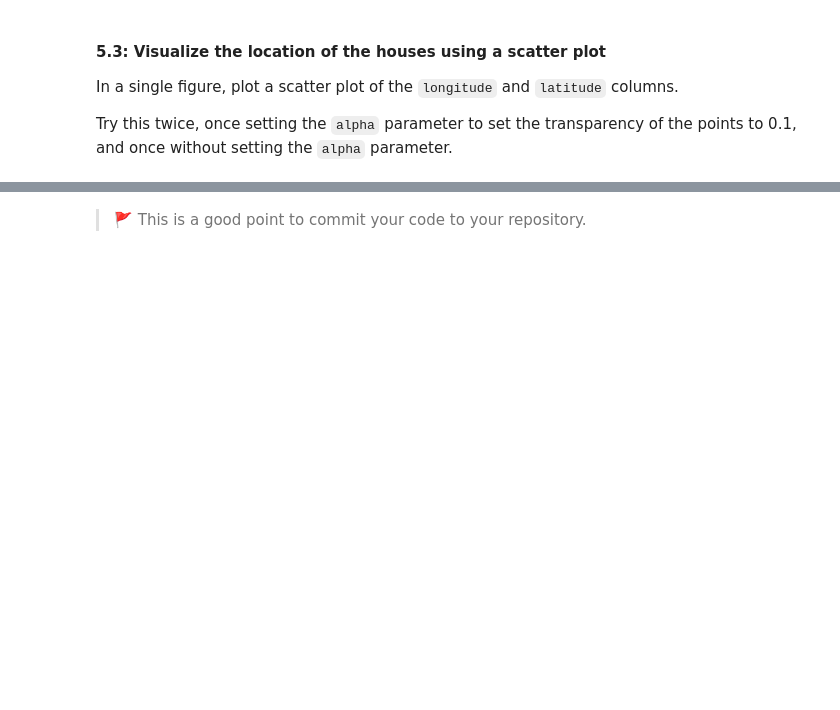
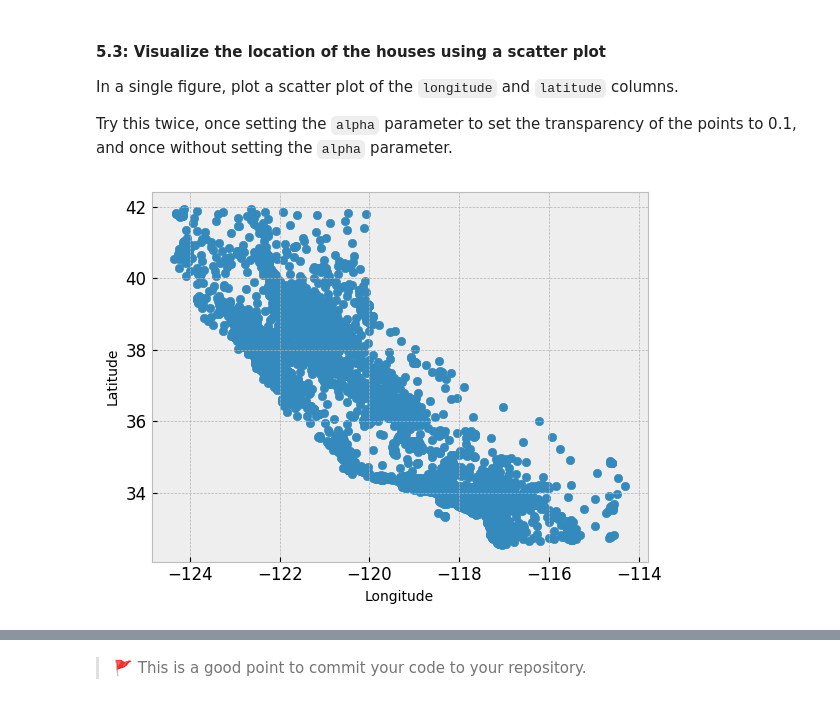
Before and after one commit to IT4063-Spring2025/eda-assignment-RautelaAbhishek, a Jupyter notebook: notebook.ipynb, the cells around one changed output, grey strips where cells are left out. Saved outputs shown, nothing was run; the diff lists cells and outputs as text; code cells hidden in the pictures; blank space fills up the shorter version.

Commit message:
Created Longitude vs Latitude Scatter plot graphs with and without alpha

```diff
--- a/notebook.ipynb
+++ b/notebook.ipynb
@@ -213,0 +210,8 @@ Try this twice, once setting the `alpha` parameter to set the transparency of th
+# %%
+# 💻 scatter plot without alpha
+plt.scatter(housing["longitude"], housing["latitude"])
+plt.xlabel("Longitude")
+plt.ylabel("Latitude")
+plt.show()
+# %% [output]
+[figure, added]
```
Also changed, not shown: parts of 4 cells of this notebook.
